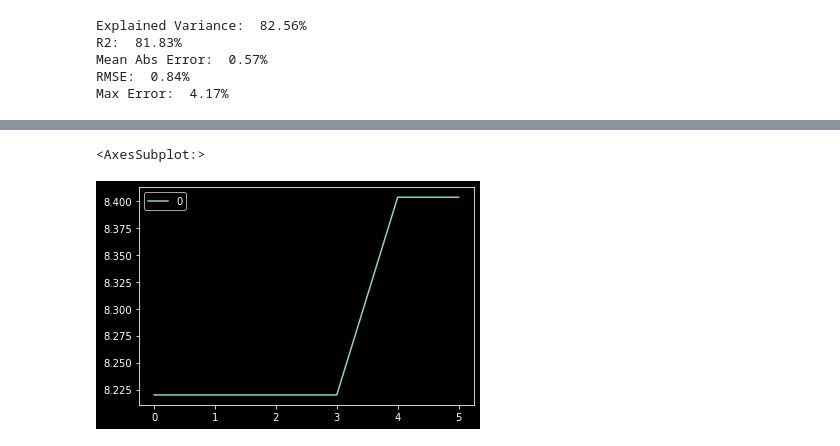
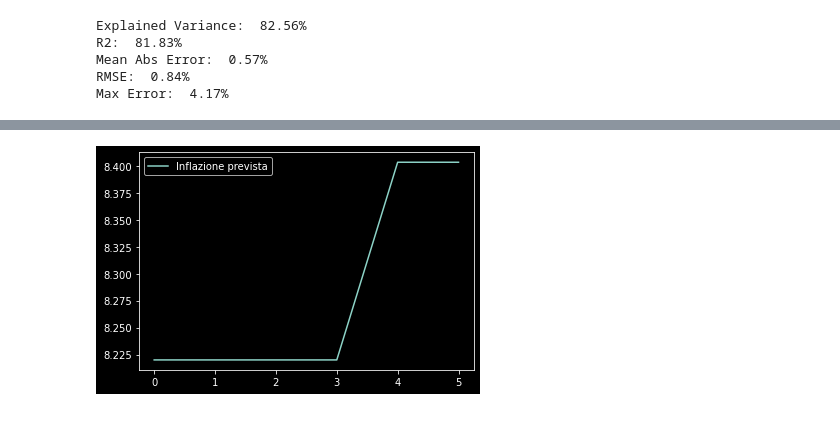
Before and after one commit to enexqnt/quantallocation, a Jupyter notebook: Inflation XGBoost.ipynb, the cells around one changed output, grey strips where cells are left out. Cells and saved outputs as stored; diff of their text form; code cells hidden in the pictures.

```diff
--- a/Inflation XGBoost.ipynb
+++ b/Inflation XGBoost.ipynb
@@ -155,10 +155,10 @@ for param in parameters_:
         y_train, y_test = df_train.iloc[train_index,-1], df_train.iloc[test_index,-1]
         model.fit(X_train, y_train)
 
-        y_binary = model.predict(X_test)
+        y_pr = model.predict(X_test)
 
         # scoring
-        acc.append(r2_score(y_test,y_binary))
+        acc.append(r2_score(y_test,y_pr))
     accuracy.append(np.mean(acc))
 
 best_param = parameters_[np.argmax(accuracy)]
@@ -194,3 +194,3 @@ plt.show()
 # %%
-df['CORESTICKM159SFRBATL']=inflation
+df['Actual Inflation']=inflation
 # %%
@@ -247,5 +258,6 @@ Expected inflation in january 2023:  8.40%
 # %%
-pd.DataFrame(y_pred).plot()
+pd.DataFrame(y_pred,columns=['Inflazione prevista']).plot()
+plt.legend()
+plt.show()
 # %% [output]
-<AxesSubplot:>
-[figure, old version]
+[figure, new version]
```
Also changed, not shown: parts of 7 cells of this notebook.
